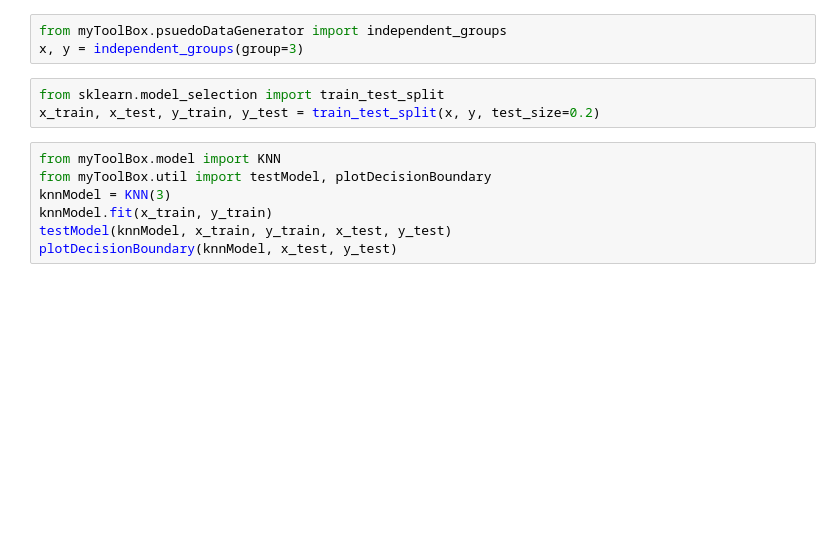
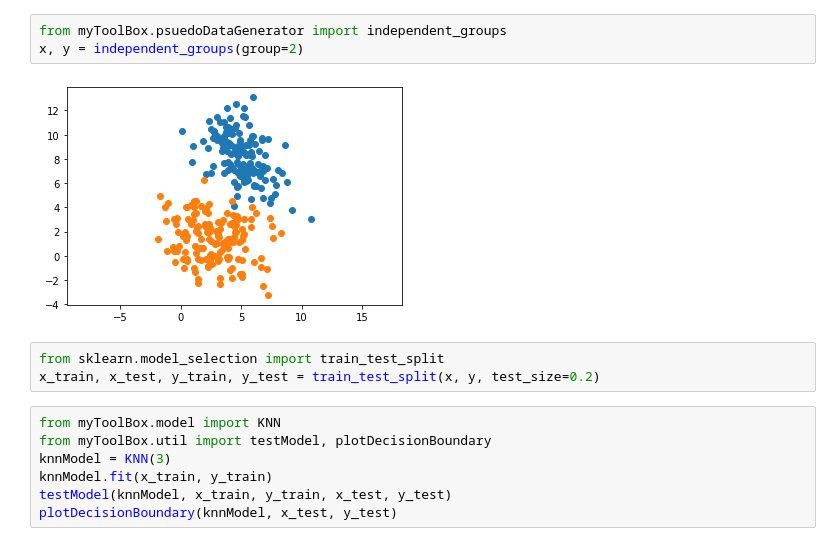
Before and after one commit to Jamison-Chen/DataScience, a Jupyter notebook: main.ipynb, the cells around one changed output. Saved outputs shown, nothing was run; the diff lists cells and outputs as text; blank space fills up the shorter version.

```diff
--- a/main.ipynb
+++ b/main.ipynb
@@ -1,6 +1,8 @@
 # %%
 from myToolBox.psuedoDataGenerator import independent_groups
-x, y = independent_groups(group=3)
+x, y = independent_groups(group=2)
+# %% [output]
+[figure, added]
 # %%
 from sklearn.model_selection import train_test_split
 x_train, x_test, y_train, y_test = train_test_split(x, y, test_size=0.2)
```
Also changed, not shown: parts of 4 cells of this notebook, 1 other file.
